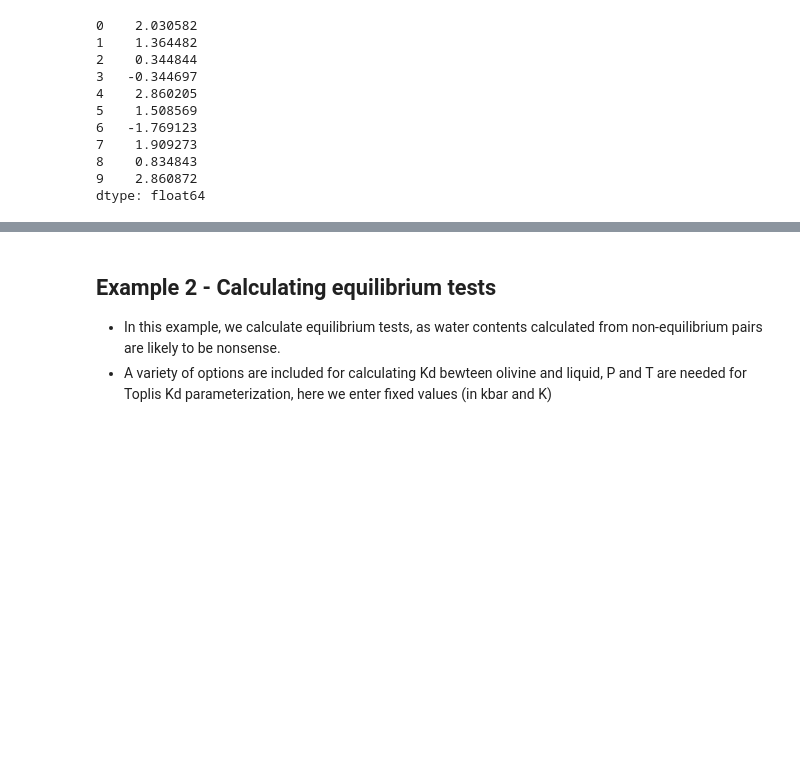
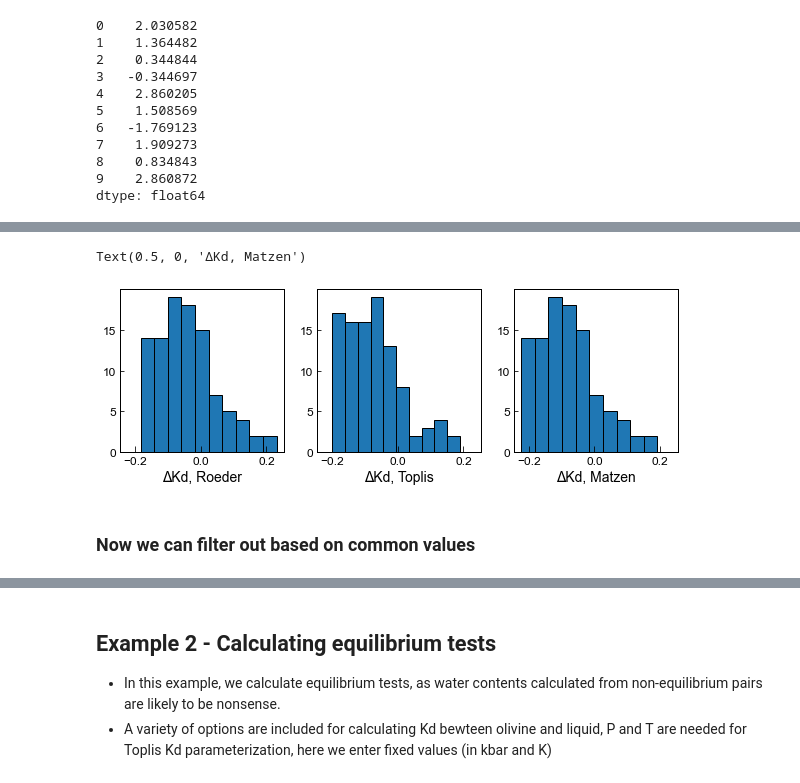
Before and after one commit to PennyWieser/Thermobar, a Jupyter notebook: docs/Examples/Liquid_Ol_Liq_Themometry/Olivine_Liquid_hygrometry.ipynb, the cells around one changed output, grey strips where cells are left out. Cells and saved outputs as stored; diff of their text form; code cells hidden in the pictures; blank space fills up the shorter version.

```diff
--- a/docs/Examples/Liquid_Ol_Liq_Themometry/Olivine_Liquid_hygrometry.ipynb
+++ b/docs/Examples/Liquid_Ol_Liq_Themometry/Olivine_Liquid_hygrometry.ipynb
@@ -73,0 +98,6 @@ dtype: float64
+# %%
+H2O_Calc_Teq22=pt.calculate_ol_liq_hygr_matching(liq_comps=myLiquids1, ol_comps=myOls1,
+                                               equationH="H_Gavr2016",  equationT='T_Put2008_eq22',
+                                                 eq_tests=True, P=5,
+                                                    T=1300)
+H2O_Calc_Teq22.head()
@@ -73,0 +117,14 @@ dtype: float64
+# %%
+fig, ((ax1, ax2, ax3)) = plt.subplots(1,3, figsize = (10,3), sharex=True) # adjust dimensions
+ax1.hist(H2O_Calc_Teq22['ΔKd, Roeder (M-P)'], ec='k')
+ax2.hist(H2O_Calc_Teq22['ΔKd, Toplis (M-P)'], ec='k')
+ax3.hist(H2O_Calc_Teq22['ΔKd, Matzen (M-P)'], ec='k')
+
+ax1.set_xlabel('ΔKd, Roeder')
+ax2.set_xlabel('ΔKd, Toplis')
+ax3.set_xlabel('ΔKd, Matzen')
+# %% [output]
+Text(0.5, 0, 'ΔKd, Matzen')
+[figure, added]
+# %% [markdown]
+### Now we can filter out based on common values
```
Also changed, not shown: parts of 14 cells of this notebook, 22 other files.
